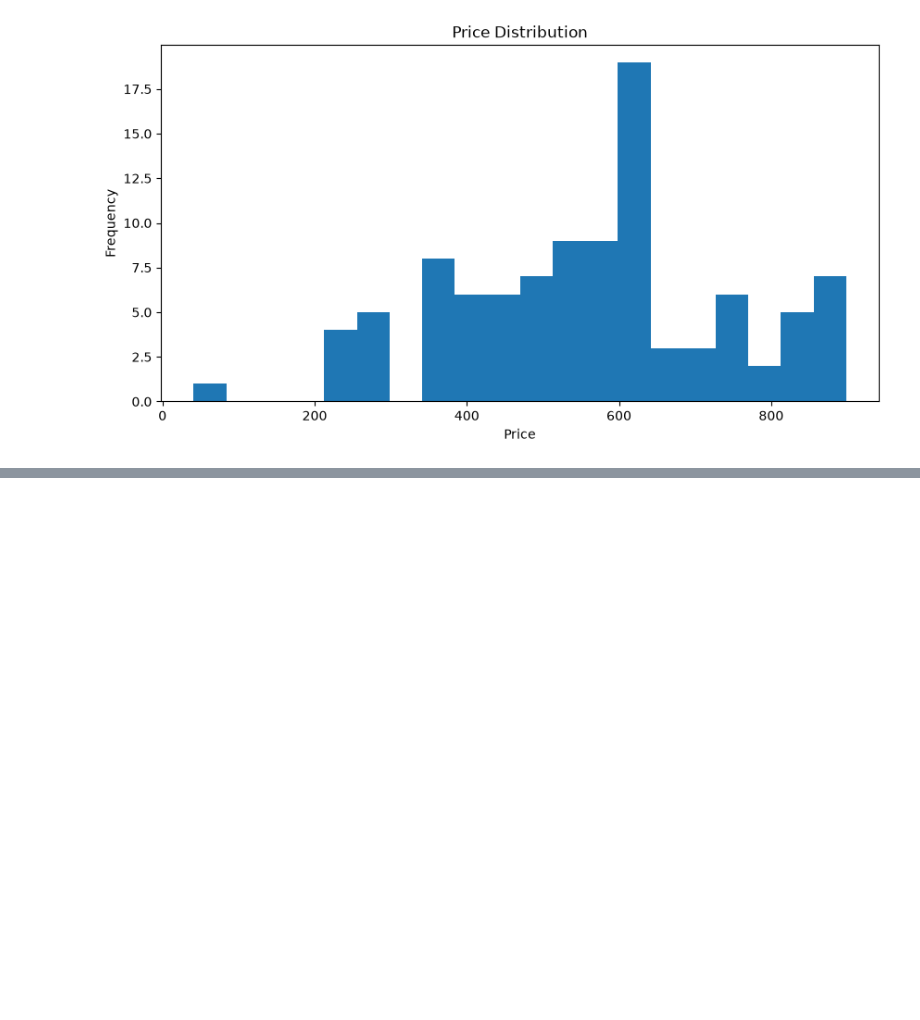
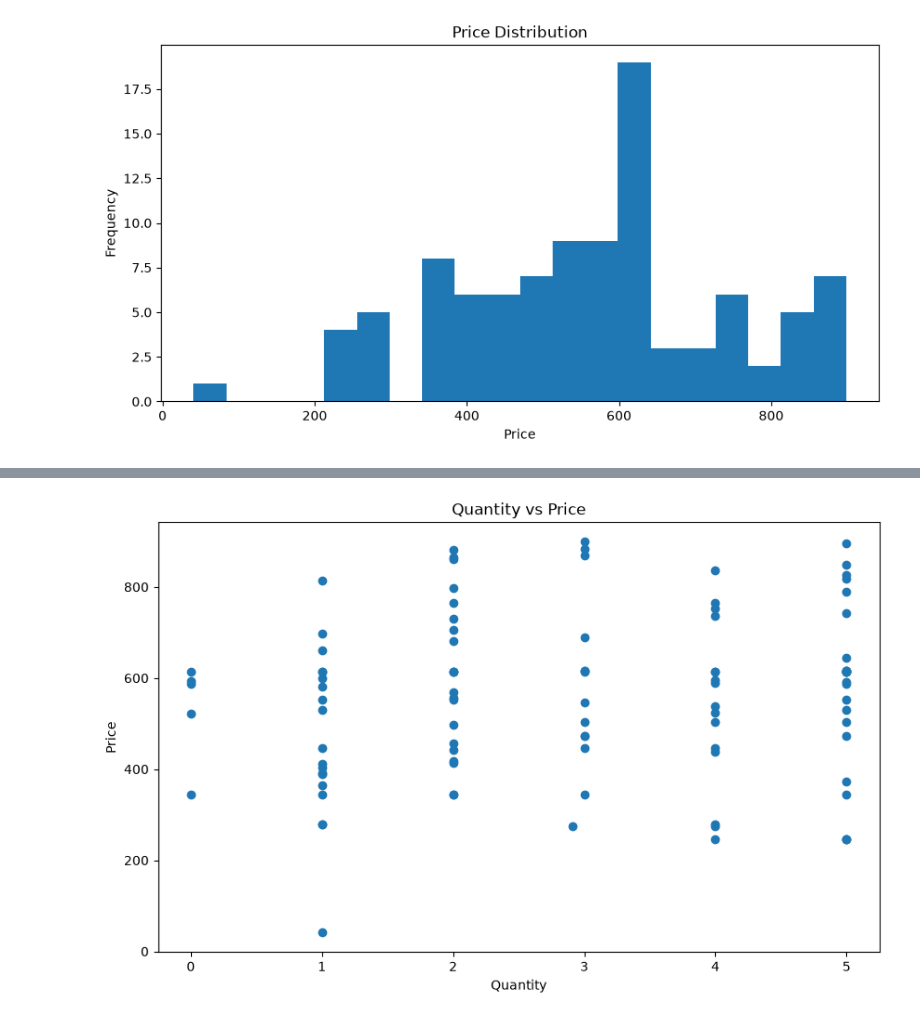
Before and after one commit to MalikShakir786/pandas_lib, a Jupyter notebook: lib/visual.ipynb, the cells around one changed output, grey strips where cells are left out. Cells and saved outputs as stored; diff of their text form; code cells hidden in the pictures; blank space fills up the shorter version.

```diff
--- a/lib/visual.ipynb
+++ b/lib/visual.ipynb
@@ -103,0 +124,11 @@ plt.show()
+# %%
+plt.figure(figsize=(10,6))
+plt.scatter(df['Quantity'], df['Price'])
+
+plt.xlabel('Quantity')
+plt.ylabel('Price')
+plt.title('Quantity vs Price')
+
+plt.show()
+# %% [output]
+[figure, added]
```
Also changed, not shown: parts of 4 cells of this notebook.
